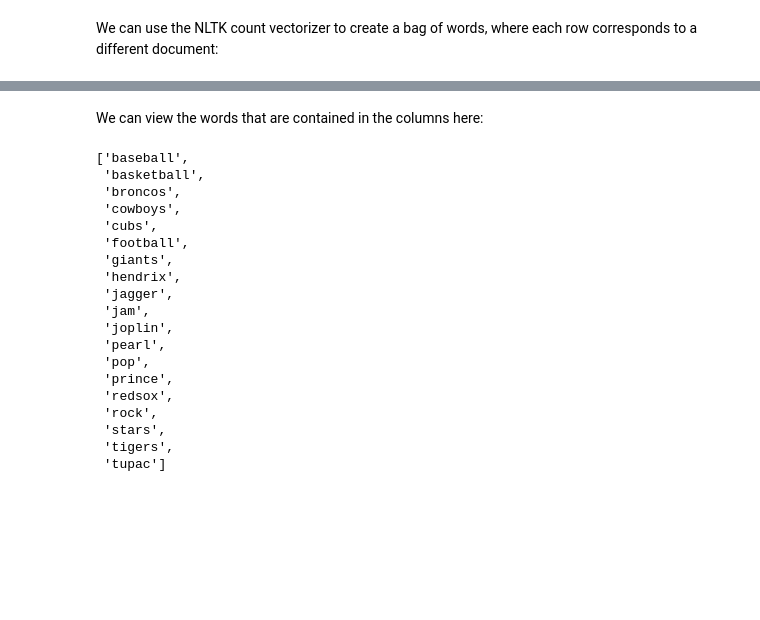
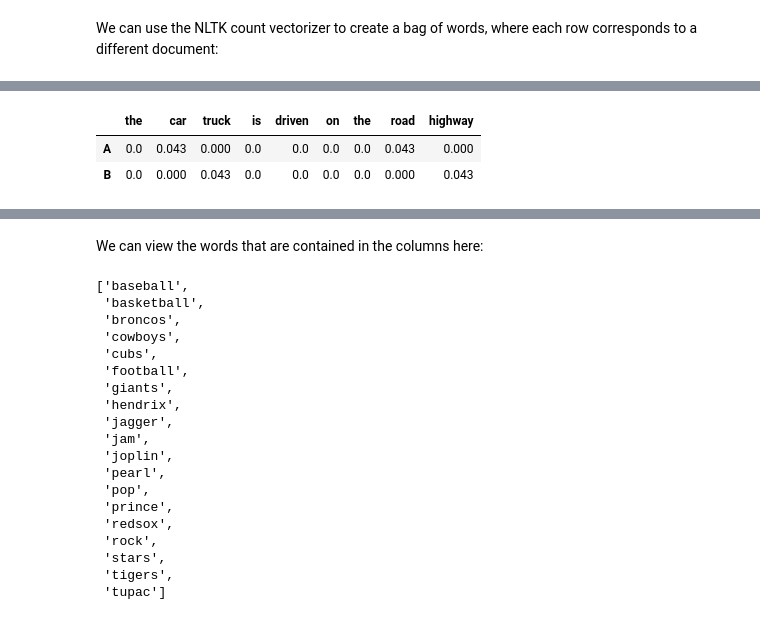
Before and after one commit to laurenshareshian/Machine-Learning-Course-Lessons, a Jupyter notebook: K - Natural Language Processing/1 - Natural Language Processing Intro.ipynb, the cells around one changed output, grey strips where cells are left out. Drawn from its saved outputs; the diff is of its cells as text; code cells hidden in the pictures; blank space fills up the shorter version.

```diff
--- a/K - Natural Language Processing/1 - Natural Language Processing Intro.ipynb
+++ b/K - Natural Language Processing/1 - Natural Language Processing Intro.ipynb
@@ -159,0 +167,7 @@ Nicely enough, the sklearn TF-IDF vectorizer can make the corpus lowercase and r
+# %%
+data = [(0,0),(0.043,0),(0,0.043),(0,0),(0,0),(0,0),(0,0),(0.043,0),(0,0.043)]
+(pd.DataFrame(data, columns=['A','B'], index=['the', 'car', 'truck', 'is', 'driven', 'on', 'the', 'road', 'highway'])).T
+# %% [output]
+|  | the | car | truck | is | driven | on | the | road | highway |
+| A | 0.0 | 0.043 | 0.000 | 0.0 | 0.0 | 0.0 | 0.0 | 0.043 | 0.000 |
+| B | 0.0 | 0.000 | 0.043 | 0.0 | 0.0 | 0.0 | 0.0 | 0.000 | 0.043 |
```
Also changed, not shown: parts of 30 cells of this notebook, 32 other files.
